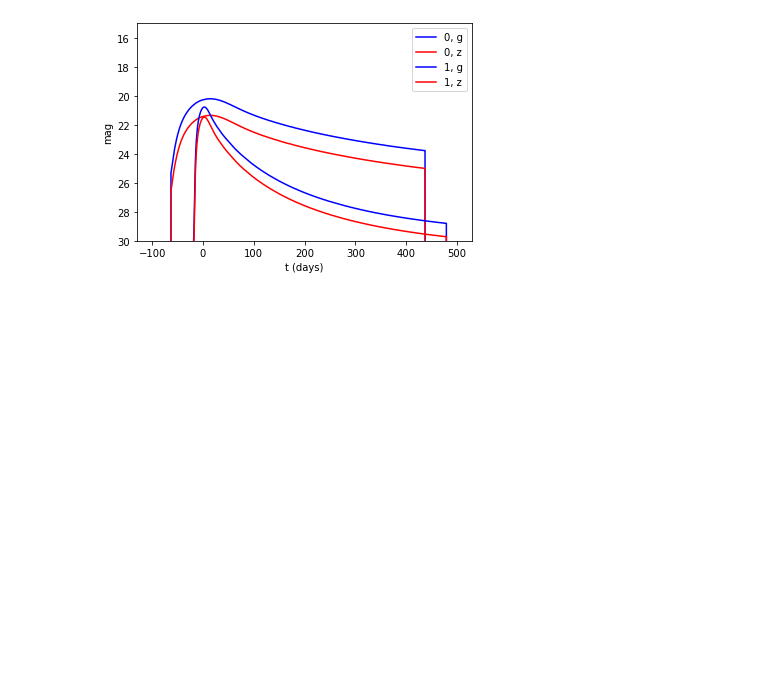
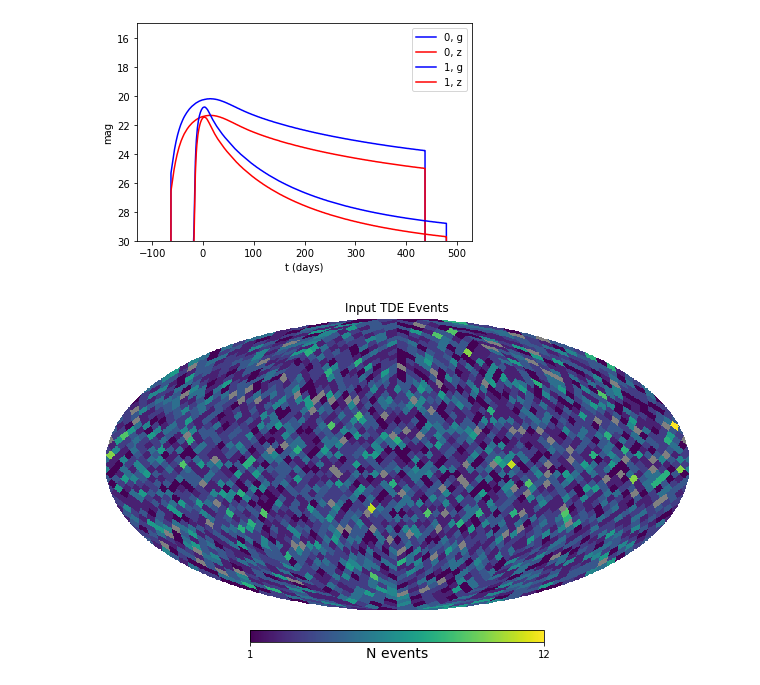
Before and after one commit to lsst-sims/smtn-013, a Jupyter notebook: microlensing_and_tde_metrics.ipynb, the cells around one changed output. Saved outputs shown, nothing was run; the diff lists cells and outputs as text; code cells hidden in the pictures; blank space fills up the shorter version.

```diff
--- a/microlensing_and_tde_metrics.ipynb
+++ b/microlensing_and_tde_metrics.ipynb
@@ -165,3 +166,10 @@ plt.legend()
 plt.savefig('_static/tde_lc.png')
 # %% [output]
 [figure]
+# %%
+input_map = _healbin(slicer.slicePoints['ra'], slicer.slicePoints['dec'], slicer.slicePoints['dec']*0+1,
+                    nside=16, reduceFunc=np.sum)
+hp.mollview(input_map, title='Input TDE Events', unit='N events')
+plt.savefig('_static/tde_input.png')
+# %% [output]
+[figure, added]
```
Also changed, not shown: parts of 2 cells of this notebook, 10 other files.
